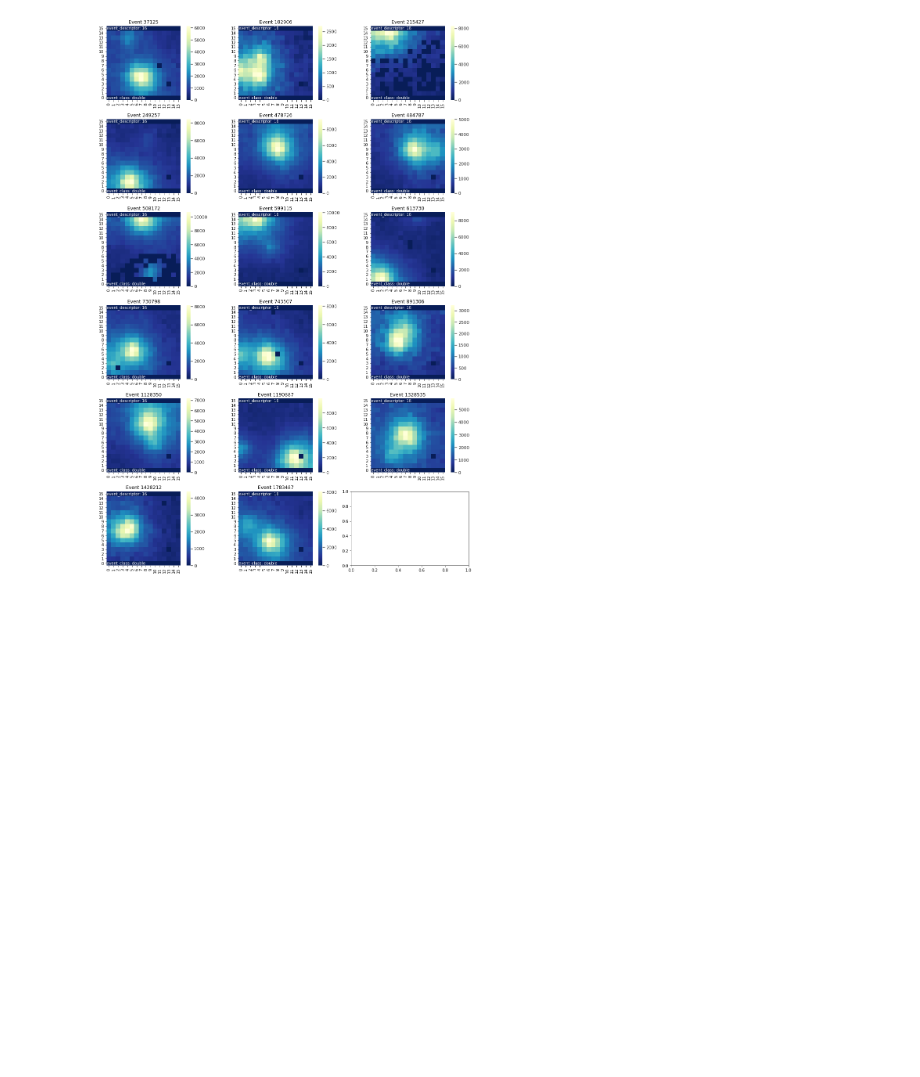
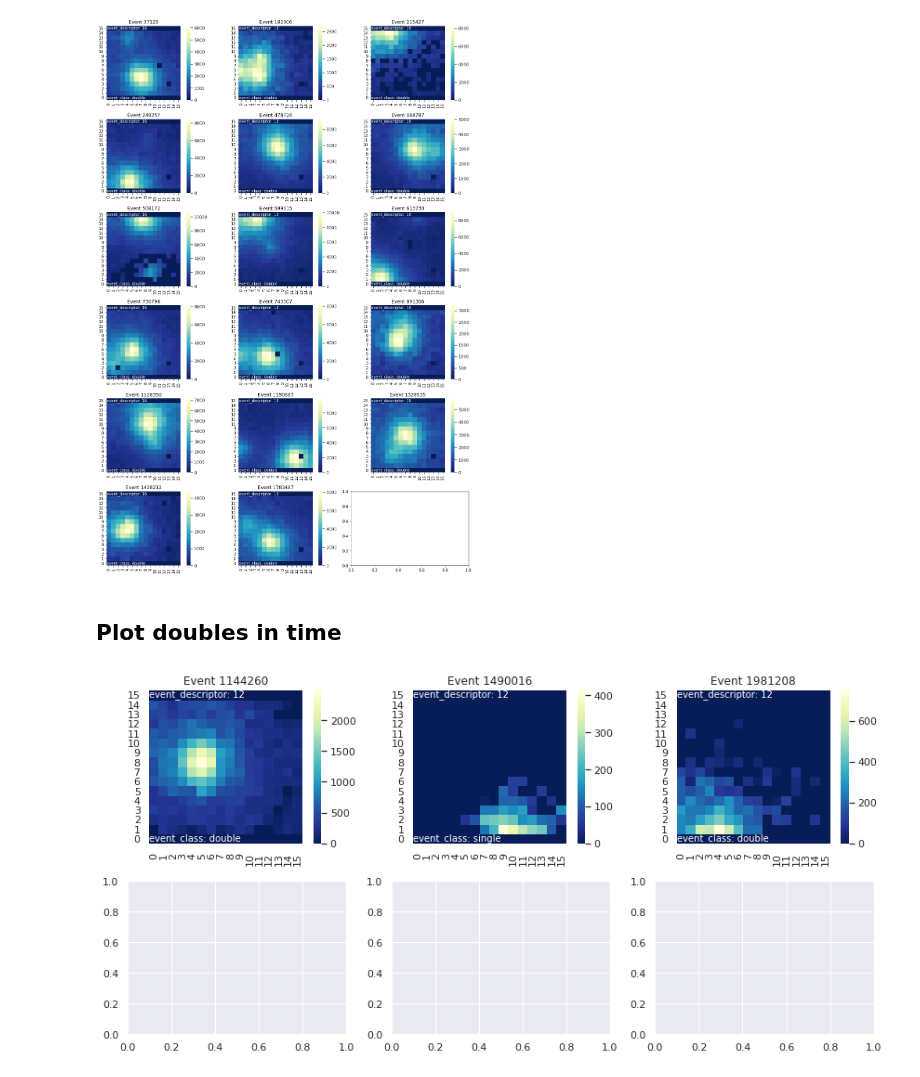
Before and after one commit to geirtul/master_analysis, a Jupyter notebook: notebooks/classification/results_classification_real_data.ipynb, the cells around one changed output. Saved outputs shown, nothing was run; the diff lists cells and outputs as text; code cells hidden in the pictures; blank space fills up the shorter version.

```diff
--- a/notebooks/classification/results_classification_real_data.ipynb
+++ b/notebooks/classification/results_classification_real_data.ipynb
@@ -65,9 +65,12 @@ print(descriptors.count(16))
 # %%
 # Extract doubles
 doubles = []
+ion_double_t = []
 for event_id, event in events.items():
     if event['event_descriptor'] == 16:
         doubles.append(event_id)
+    if event['event_descriptor'] == 12:
+        ion_double_t.append(event_id)
 # %%
 print(len(doubles))
 # %% [output]
@@ -86,3 +89,19 @@ for row in axes:
 #fig.savefig("test.pdf")
 # %% [output]
 [figure]
+# %% [markdown]
+## Plot doubles in time
+# %%
+# Light ions + double (time)
+fig, axes = plt.subplots(2, 3, figsize=(12, 6), tight_layout=True)
+idx = 0
+for row in axes:
+    for ax_col in row:
+        if idx >= len(ion_double_t):
+            break
+        curr_event = events[ion_double_t[idx]]
+        plot_event(curr_event, ion_double_t[idx], images[curr_event['image_idx']], ax_col)
+        idx += 1
+#fig.savefig("test.pdf")
+# %% [output]
+[figure, added]
```
Also changed, not shown: 1 other file.
